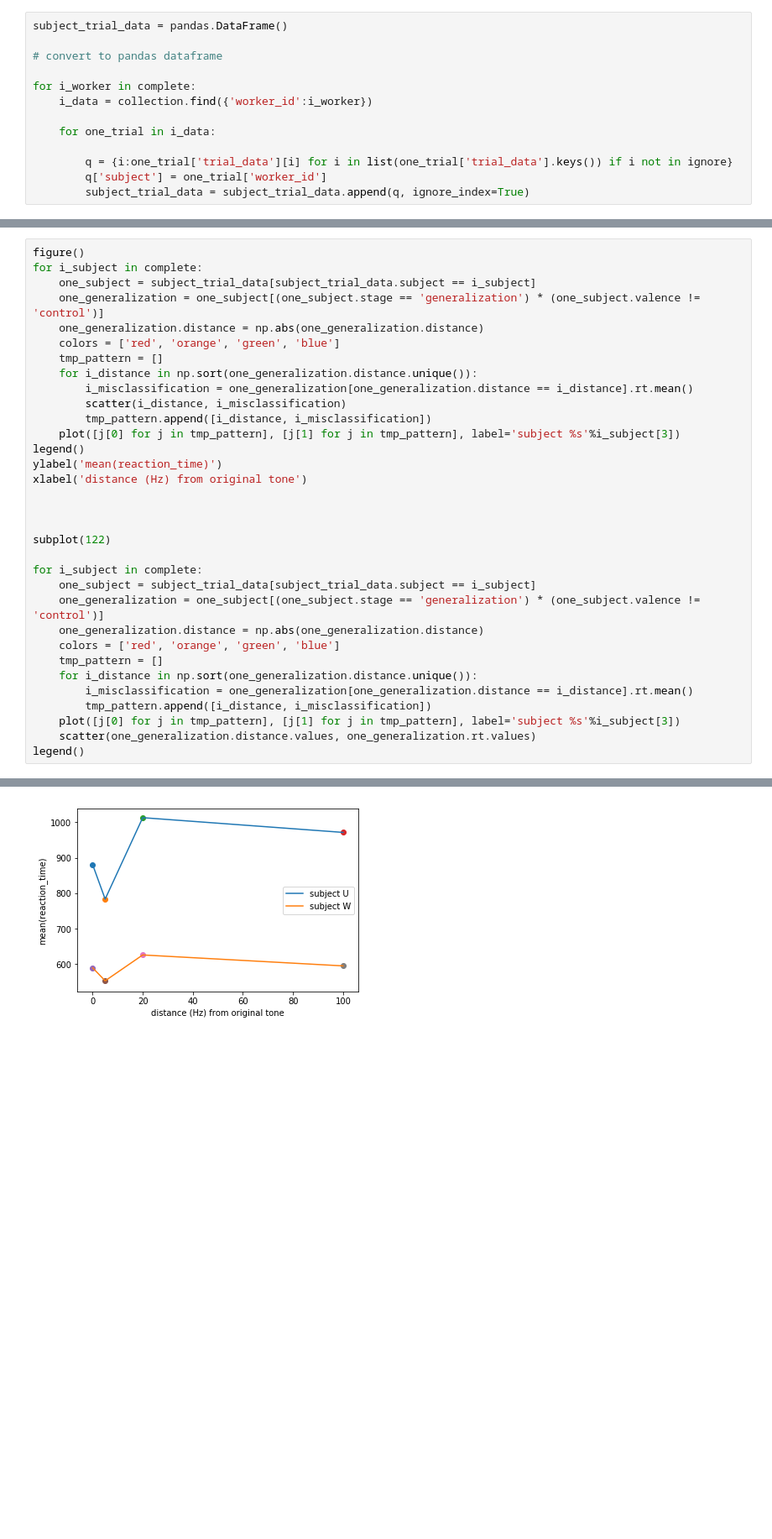
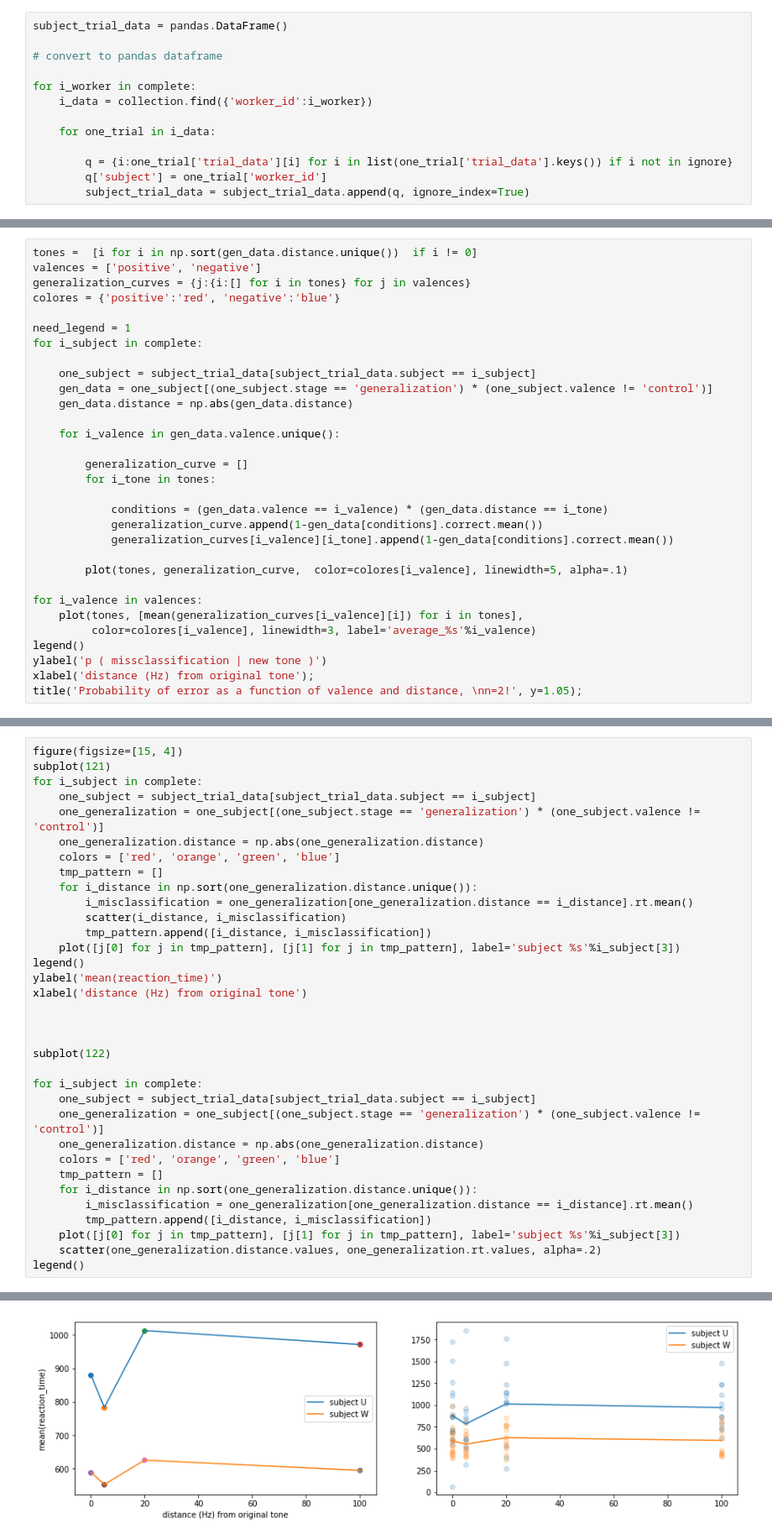
Before and after one commit to tzler/perception_affect_memory, a Jupyter notebook: experiment/pilot_analysis.ipynb, the cells around one changed output, grey strips where cells are left out. Shown at 84% size. Drawn from its saved outputs; the diff is of its cells as text; blank space fills up the shorter version.

Commit message:
analysis: pilot1 valence analysis

```diff
--- a/experiment/pilot_analysis.ipynb
+++ b/experiment/pilot_analysis.ipynb
@@ -96,0 +97,31 @@ title("but something is strange when we include the original tones ... ", y=1.05
+# %%
+tones =  [i for i in np.sort(gen_data.distance.unique())  if i != 0]
+valences = ['positive', 'negative']
+generalization_curves = {j:{i:[] for i in tones} for j in valences}
+colores = {'positive':'red', 'negative':'blue'}
+
+need_legend = 1
+for i_subject in complete:
+
+    one_subject = subject_trial_data[subject_trial_data.subject == i_subject]
+    gen_data = one_subject[(one_subject.stage == 'generalization') * (one_subject.valence != 'control')]
+    gen_data.distance = np.abs(gen_data.distance)
+
+    for i_valence in gen_data.valence.unique():
+
+        generalization_curve = []
+        for i_tone in tones:
+
+            conditions = (gen_data.valence == i_valence) * (gen_data.distance == i_tone)
+            generalization_curve.append(1-gen_data[conditions].correct.mean())
+            generalization_curves[i_valence][i_tone].append(1-gen_data[conditions].correct.mean())
+
+        plot(tones, generalization_curve,  color=colores[i_valence], linewidth=5, alpha=.1)
+
+for i_valence in valences:
+    plot(tones, [mean(generalization_curves[i_valence][i]) for i in tones],
+         color=colores[i_valence], linewidth=3, label='average_%s'%i_valence)
+legend()
+ylabel('p ( missclassification | new tone )')
+xlabel('distance (Hz) from original tone');
+title('Probability of error as a function of valence and distance, \nn=2!', y=1.05);
@@ -97,5 +130,6 @@ title("but something is strange when we include the original tones ... ", y=1.05
 # %%
-figure()
+figure(figsize=[15, 4])
+subplot(121)
 for i_subject in complete:
     one_subject = subject_trial_data[subject_trial_data.subject == i_subject]
     one_generalization = one_subject[(one_subject.stage == 'generalization') * (one_subject.valence != 'control')]
@@ -125,6 +159,6 @@ for i_subject in complete:
         i_misclassification = one_generalization[one_generalization.distance == i_distance].rt.mean()
         tmp_pattern.append([i_distance, i_misclassification])
     plot([j[0] for j in tmp_pattern], [j[1] for j in tmp_pattern], label='subject %s'%i_subject[3])
-    scatter(one_generalization.distance.values, one_generalization.rt.values)
+    scatter(one_generalization.distance.values, one_generalization.rt.values, alpha=.2)
 legend()
 # %% [output]
@@ -132 +166 @@ Text(0.5,0,'distance (Hz) from original tone')
-[figure, old version]
+[figure, new version]
```
Also changed, not shown: parts of 4 cells of this notebook.
